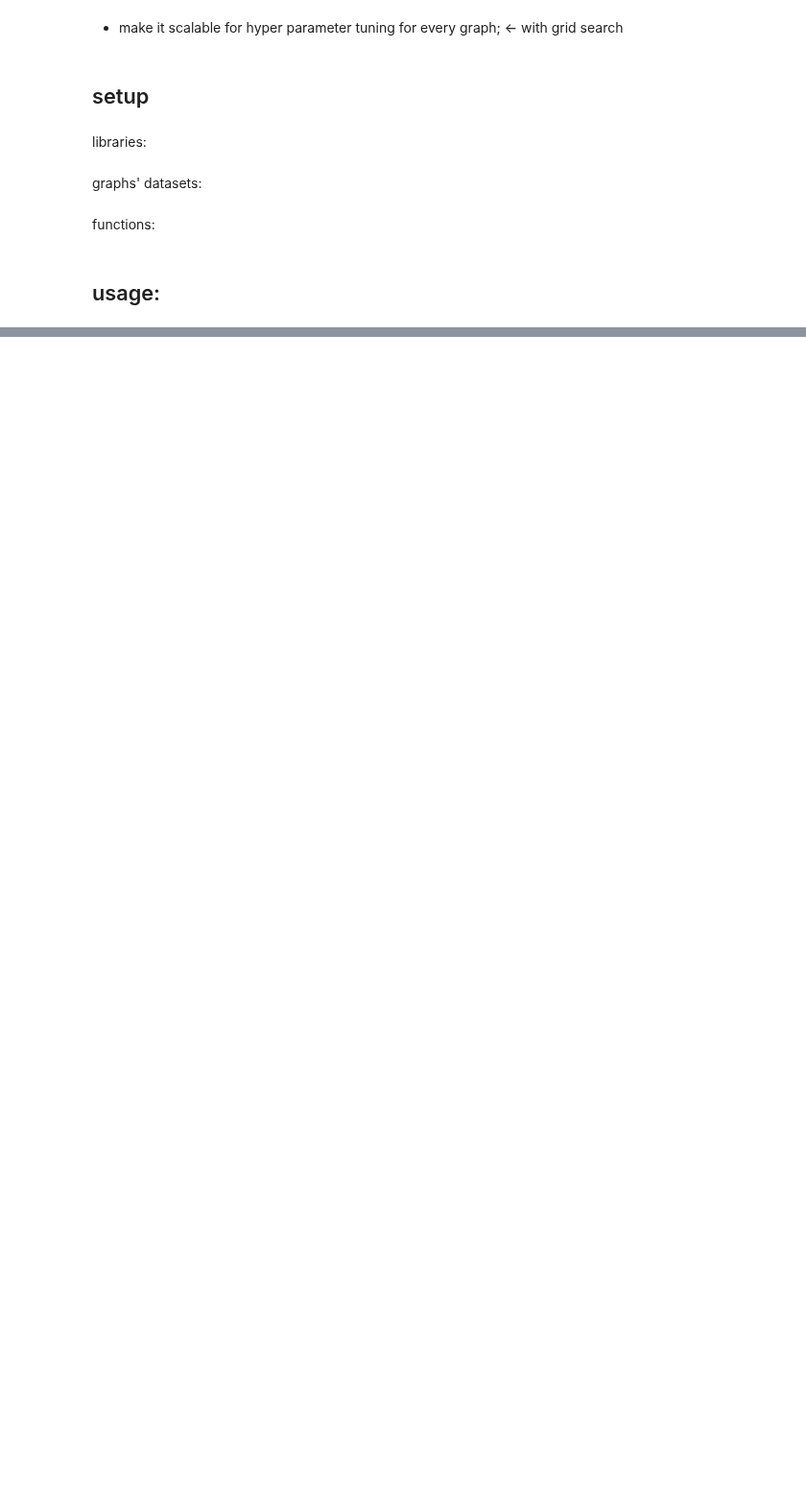
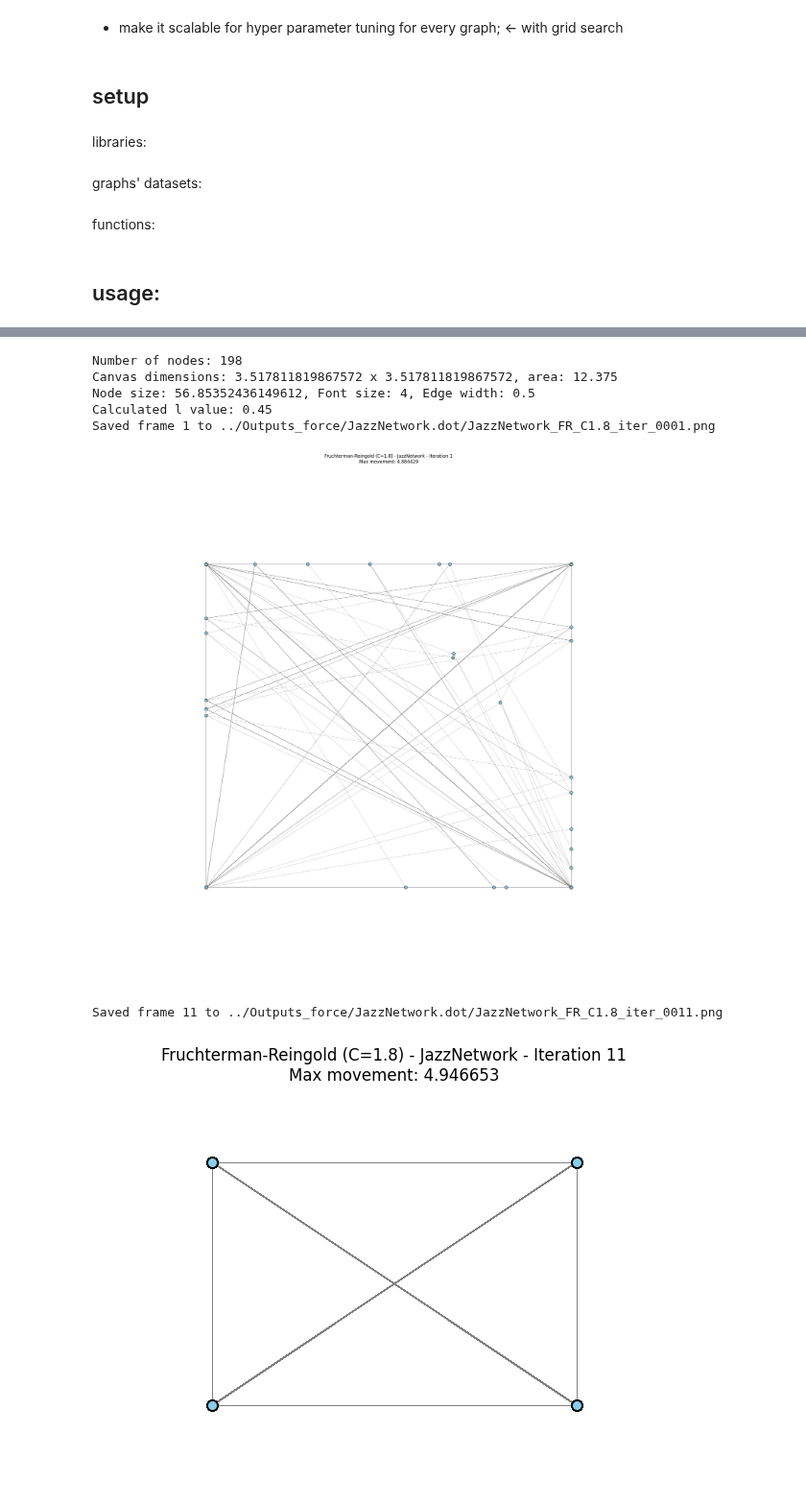
Before and after one commit to Prat2420/Data-Visualization-CurryPasta, a Jupyter notebook: Notebooks/step_3_v1.ipynb, the cells around one changed output, grey strips where cells are left out. Shown at 96% size. Cells and saved outputs as stored; diff of their text form; code cells hidden in the pictures; blank space fills up the shorter version.

```diff
--- a/Notebooks/step_3_v1.ipynb
+++ b/Notebooks/step_3_v1.ipynb
@@ -699,12 +484,21 @@ Saved frame 51 to ../Outputs_force/rome.dot/rome_FR_C2.0_iter_0051.png
 # %%
 # Or override with a specific C
 
 # Path to your .dot file
-dot_file_path = data_name_12
+dot_file_path = data_name_1
 
 draw_force_directed_graph_fruchterman_reingold(
     dot_file_path,
     iterations=200,
-    C=2.0,
-    convergence_threshold=0.001
-)
+    C=1.8,
+    convergence_threshold=0.001,
+    display_node_id=False)
+# %% [output]
+Number of nodes: 198
+Canvas dimensions: 3.517811819867572 x 3.517811819867572, area: 12.375
+Node size: 56.85352436149612, Font size: 4, Edge width: 0.5
+Calculated l value: 0.45
+Saved frame 1 to ../Outputs_force/JazzNetwork.dot/JazzNetwork_FR_C1.8_iter_0001.png
+[figure, added]
+Saved frame 11 to ../Outputs_force/JazzNetwork.dot/JazzNetwork_FR_C1.8_iter_0011.png
+[figure, added]
```
Also changed, not shown: parts of 4 cells of this notebook.
